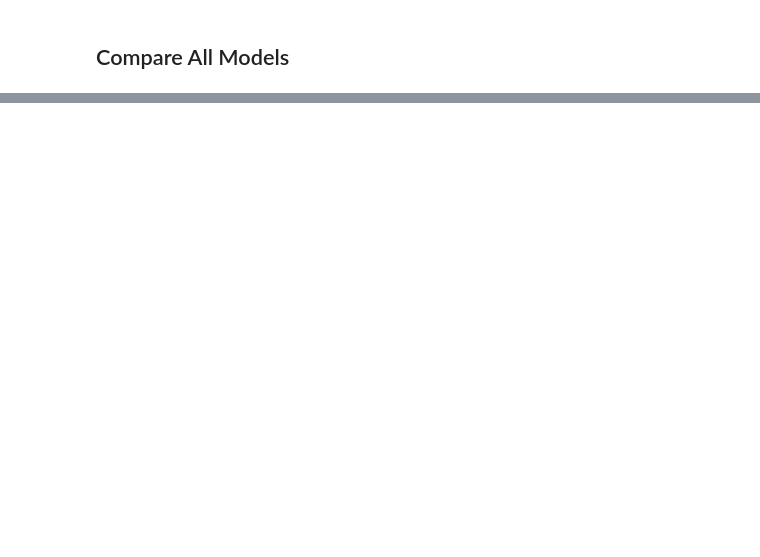
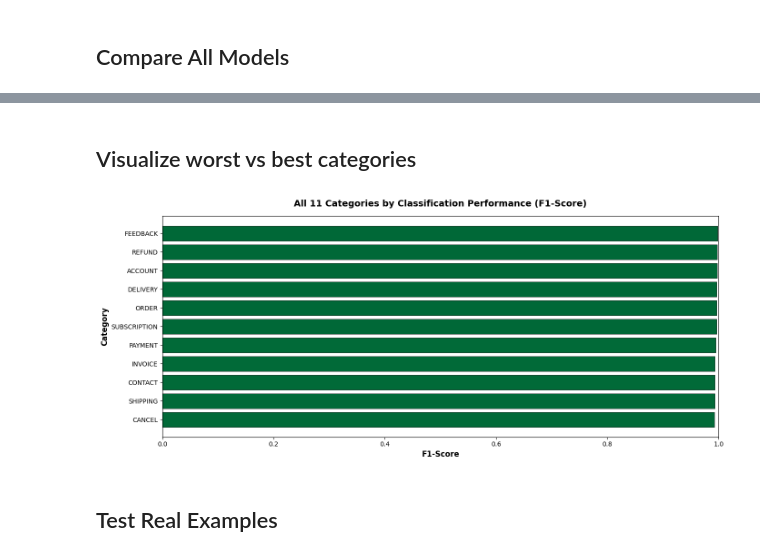
Before and after one commit to EhsanFarazmand/supportai, a Jupyter notebook: notebooks/02_classical_baseline.ipynb, the cells around one changed output, grey strips where cells are left out. Saved outputs shown, nothing was run; the diff lists cells and outputs as text; code cells hidden in the pictures; blank space fills up the shorter version.

```diff
--- a/notebooks/02_classical_baseline.ipynb
+++ b/notebooks/02_classical_baseline.ipynb
@@ -329,0 +554,26 @@ joblib.dump(xgb_model, '../models/xgb_tfidf.pkl')
+# %% [markdown]
+## Visualize worst vs best categories
+# %%
+fig, ax = plt.subplots(1, 1, figsize=(14, 6))
+
+
+# Create color gradient based on performance (red → yellow → green)
+colors = plt.cm.RdYlGn(error_analysis['F1-Score'])
+
+# Plot all 11 categories in one chart
+ax.barh(error_analysis['Category'], error_analysis['F1-Score'], color=colors, edgecolor='black', linewidth=0.5)
+
+# Labels and title
+ax.set_xlabel('F1-Score', fontsize=12, fontweight='bold')
+ax.set_ylabel('Category', fontsize=12, fontweight='bold')
+ax.set_title('All 11 Categories by Classification Performance (F1-Score)', fontsize=14, fontweight='bold', pad=15)
+ax.set_xlim([0, 1])
+
+plt.tight_layout()
+plt.savefig('../experiments/category_difficulty.png', dpi=150, bbox_inches='tight')
+plt.show()
+# %% [output]
+[figure, added]
+# %% [markdown]
+
+## Test Real Examples
```
Also changed, not shown: parts of 20 cells of this notebook, 12 other files.
